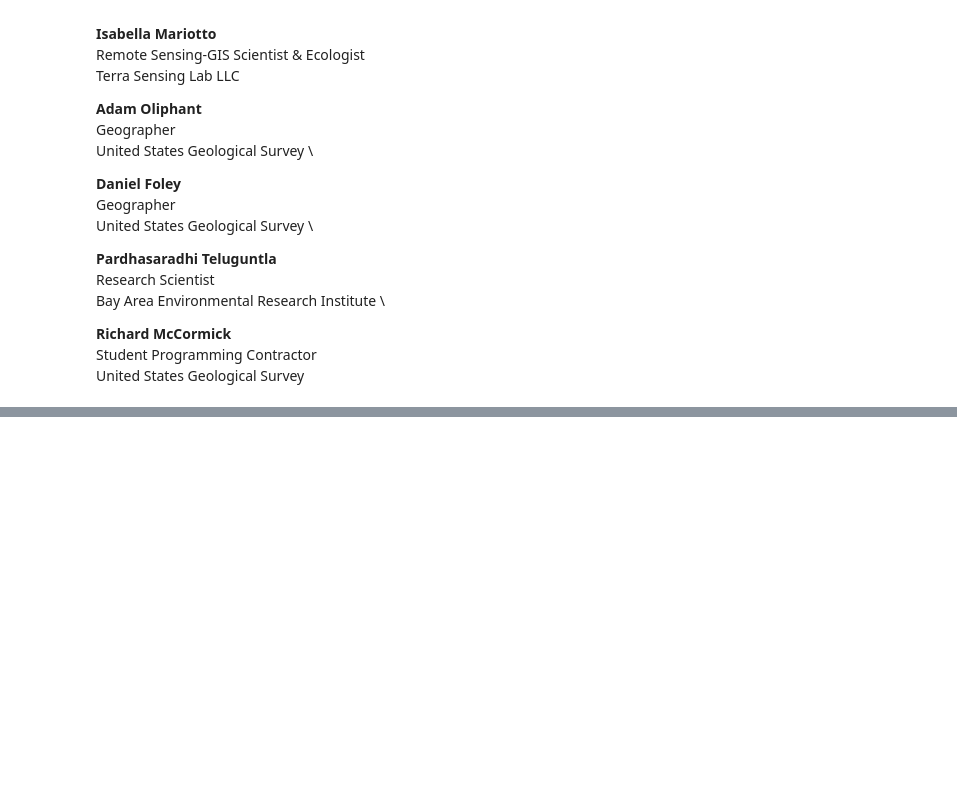
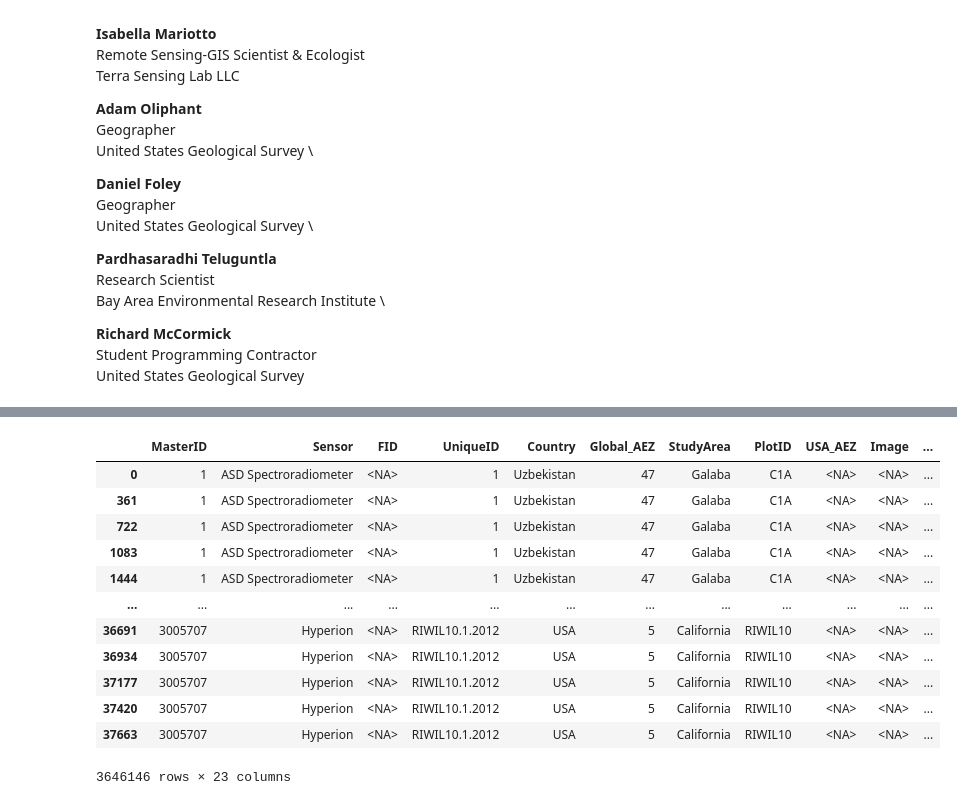
Before and after one commit to rmccormick-contractor/GHISA_Spectral_Visualization_App, a Jupyter notebook: GHISA_Visualization.ipynb, the cells around one changed output, grey strips where cells are left out. Drawn from its saved outputs; the diff is of its cells as text; code cells hidden in the pictures; blank space fills up the shorter version.

```diff
--- a/GHISA_Visualization.ipynb
+++ b/GHISA_Visualization.ipynb
@@ -568,7 +586,8 @@ original_data = original_data.drop(['diff'], axis=1)
 from IPython.display import display, HTML
 from google.colab import data_table
 
-data_table.enable_dataframe_formatter()
+#data_table.enable_dataframe_formatter()
 
 #pivot_table = original_data.pivot(index=['MasterID', 'Sensor', 'FID', 'UniqueID', 'Country', 'Global_AEZ', 'StudyArea', 'PlotID', 'USA_AEZ', 'Image', 'Month', 'Year', 'JulianDay', 'Long', 'Lat', 'Crop', 'Stage'], columns='Wavelength', values='Reflectance')
 display(original_data)
+# %% [output]
@@ -575,3 +599,16 @@ display(original_data)
+|  | MasterID | Sensor | FID | UniqueID | Country | Global_AEZ | StudyArea | PlotID | USA_AEZ | Image | ... |
+| 0 | 1 | ASD Spectroradiometer | <NA> | 1 | Uzbekistan | 47 | Galaba | C1A | <NA> | <NA> | ... |
+| 361 | 1 | ASD Spectroradiometer | <NA> | 1 | Uzbekistan | 47 | Galaba | C1A | <NA> | <NA> | ... |
+| 722 | 1 | ASD Spectroradiometer | <NA> | 1 | Uzbekistan | 47 | Galaba | C1A | <NA> | <NA> | ... |
+| 1083 | 1 | ASD Spectroradiometer | <NA> | 1 | Uzbekistan | 47 | Galaba | C1A | <NA> | <NA> | ... |
+| 1444 | 1 | ASD Spectroradiometer | <NA> | 1 | Uzbekistan | 47 | Galaba | C1A | <NA> | <NA> | ... |
+| ... | ... | ... | ... | ... | ... | ... | ... | ... | ... | ... | ... |
+| 36691 | 3005707 | Hyperion | <NA> | RIWIL10.1.2012 | USA | 5 | California | RIWIL10 | <NA> | <NA> | ... |
+| 36934 | 3005707 | Hyperion | <NA> | RIWIL10.1.2012 | USA | 5 | California | RIWIL10 | <NA> | <NA> | ... |
+| 37177 | 3005707 | Hyperion | <NA> | RIWIL10.1.2012 | USA | 5 | California | RIWIL10 | <NA> | <NA> | ... |
+| 37420 | 3005707 | Hyperion | <NA> | RIWIL10.1.2012 | USA | 5 | California | RIWIL10 | <NA> | <NA> | ... |
+| 37663 | 3005707 | Hyperion | <NA> | RIWIL10.1.2012 | USA | 5 | California | RIWIL10 | <NA> | <NA> | ... |
+3646146 rows × 23 columns
 # %%
 #@title 5. Generate Plots from Dataframe
 #@markdown Creates a visual plot of the individual spectral profiles in the selected data.
```
Also changed, not shown: parts of 5 cells of this notebook.
